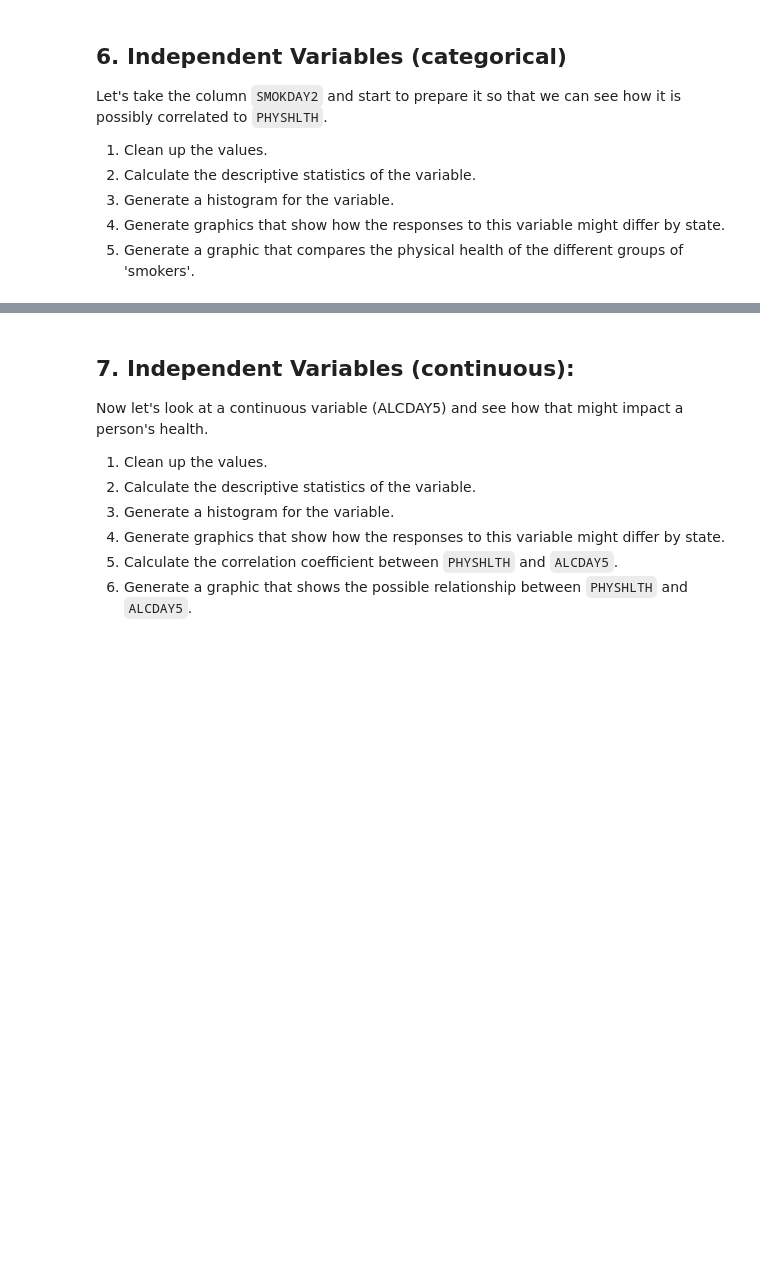
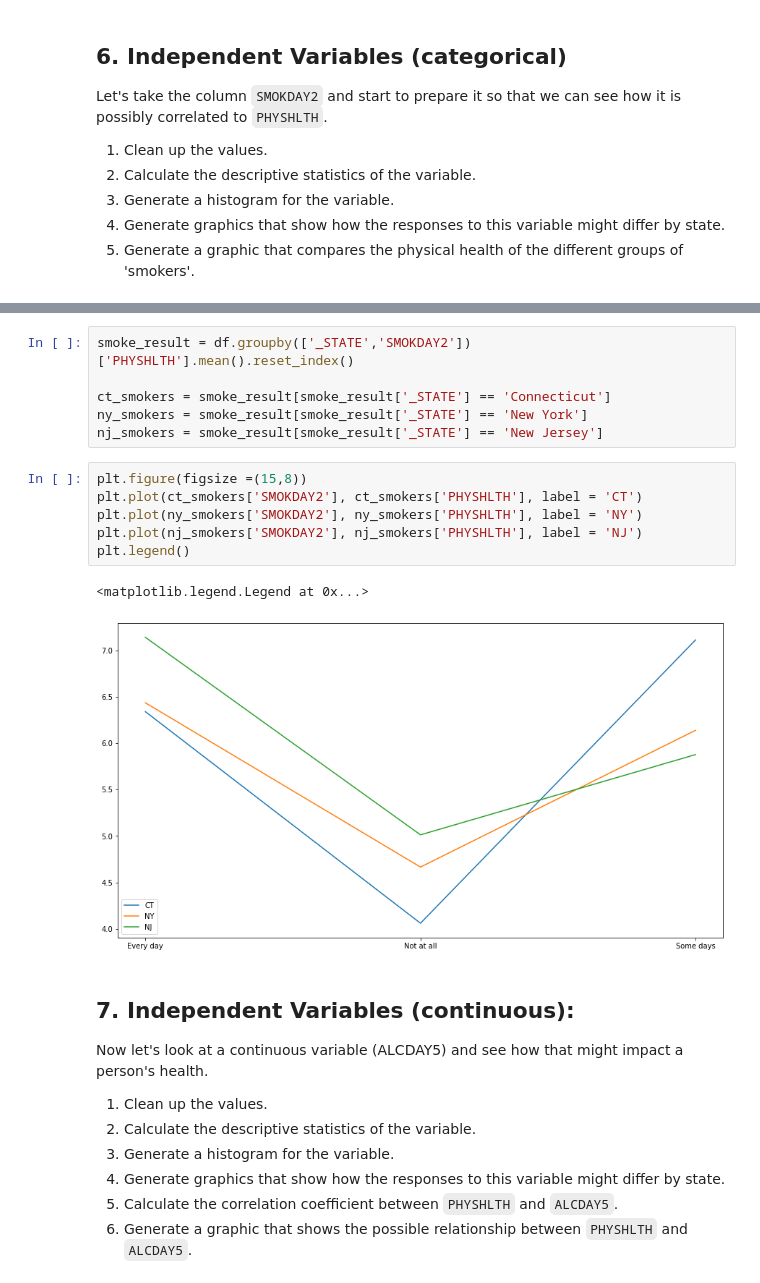
Before and after one commit to marmistead91/nyc-mhtn-ds-010620-lectures, a Jupyter notebook: week_2/case_study/Data_Exploration_Applied.ipynb, the cells around one changed output, grey strips where cells are left out. Drawn from its saved outputs; the diff is of its cells as text; blank space fills up the shorter version.

```diff
--- a/week_2/case_study/Data_Exploration_Applied.ipynb
+++ b/week_2/case_study/Data_Exploration_Applied.ipynb
@@ -164,3 +297,18 @@ Let's take the column `SMOKDAY2` and start to prepare it so that we can see how
+# %%
+smoke_result = df.groupby(['_STATE','SMOKDAY2'])['PHYSHLTH'].mean().reset_index()
+
+ct_smokers = smoke_result[smoke_result['_STATE'] == 'Connecticut']
+ny_smokers = smoke_result[smoke_result['_STATE'] == 'New York']
+nj_smokers = smoke_result[smoke_result['_STATE'] == 'New Jersey']
+# %%
+plt.figure(figsize =(15,8))
+plt.plot(ct_smokers['SMOKDAY2'], ct_smokers['PHYSHLTH'], label = 'CT')
+plt.plot(ny_smokers['SMOKDAY2'], ny_smokers['PHYSHLTH'], label = 'NY')
+plt.plot(nj_smokers['SMOKDAY2'], nj_smokers['PHYSHLTH'], label = 'NJ')
+plt.legend()
+# %% [output]
+<matplotlib.legend.Legend at 0x...>
+[figure, added]
 # %% [markdown]
 ## 7. Independent Variables (continuous):
 
```
Also changed, not shown: parts of 23 cells of this notebook, 1 other file.
